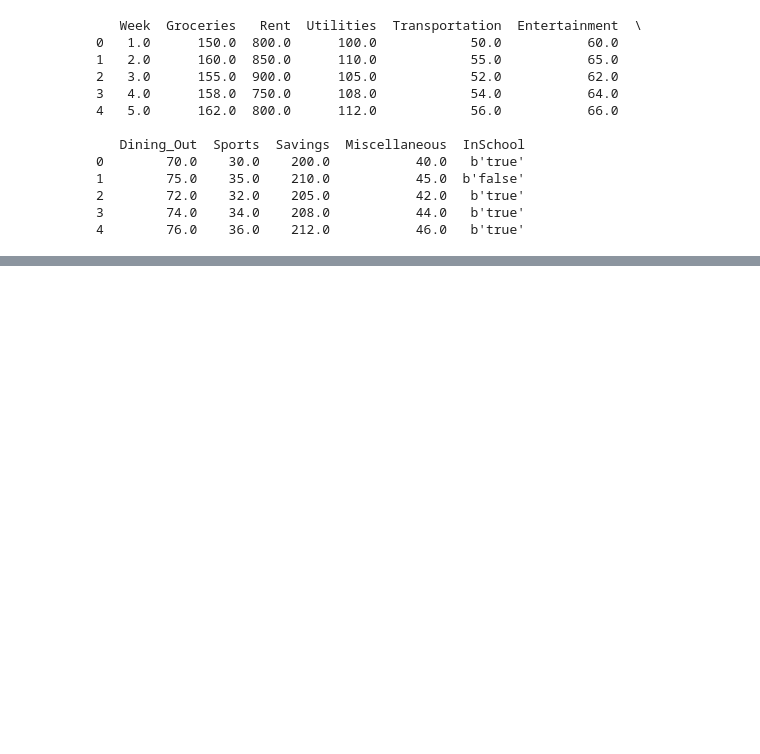
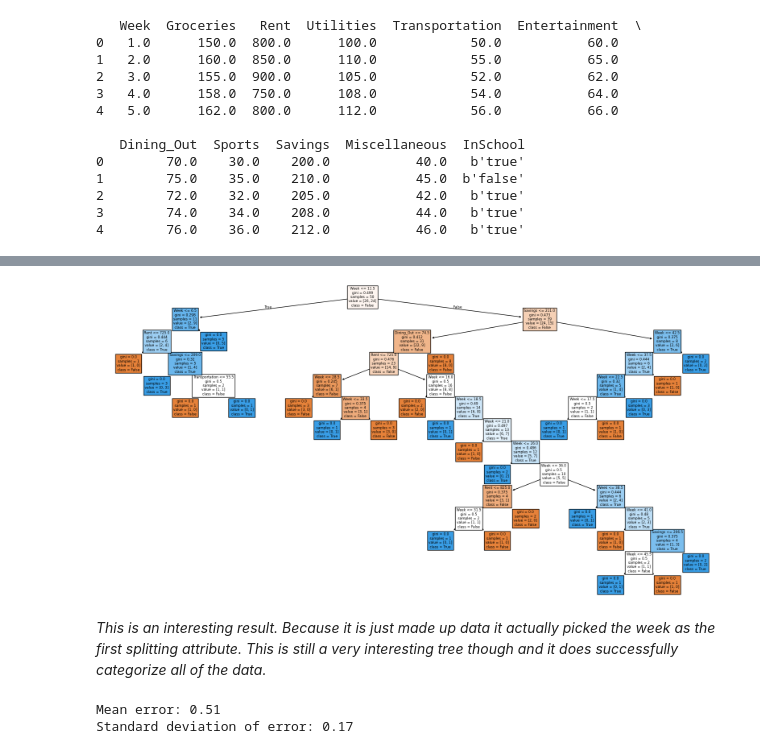
Before and after one commit to jaquiavas/DesicionTreeHW2, a Jupyter notebook: main.ipynb, the cells around one changed output, grey strips where cells are left out. Drawn from its saved outputs; the diff is of its cells as text; code cells hidden in the pictures; blank space fills up the shorter version.

Commit message:
Finished section one and imported next data set

```diff
--- a/main.ipynb
+++ b/main.ipynb
@@ -28,3 +28,8 @@ print(df.head())
 2        72.0    32.0    205.0           42.0   b'true'
 3        74.0    34.0    208.0           44.0   b'true'
 4        76.0    36.0    212.0           46.0   b'true'
+# %%
+#now we need to reformat the b'true' , b'false' to True and False
+df['InSchool'] = df['InSchool'].apply(lambda x: True if x == b'true' else False)
+
+print(df.head())
@@ -30,0 +50,45 @@ print(df.head())
+# %%
+from sklearn import tree
+
+#we shouldn't have to do anymore preprocessing for this one because I made it
+#and I know it's clean
+# Prepare the feature matrix (X) and target vector (y)
+X = df.drop('InSchool', axis=1)
+y = df['InSchool']
+
+# Initialize the Decision Tree Classifier
+clf = tree.DecisionTreeClassifier()
+
+# Fit the model
+clf.fit(X, y)
+
+# Display the tree structure
+import matplotlib.pyplot as plt
+
+plt.figure(figsize=(20,10))
+tree.plot_tree(clf, feature_names=X.columns, class_names=['False', 'True'], filled=True)
+plt.show()
+# %% [output]
+[figure, added]
+# %% [markdown]
+*This is an interesting result. Because it is just made up data it actually picked the week as the first splitting attribute. This is still a very interesting tree though and it does successfully categorize all of the data.*
+# %%
+from sklearn.model_selection import KFold, cross_val_score
+import numpy as np
+
+kf = KFold(n_splits=10, shuffle=True, random_state=42)
+
+errors = []
+
+for i in range(10):
+    scores = cross_val_score(clf, X, y, cv=kf, scoring='accuracy')
+    errors.append(1 - scores)
+
+mean_error = np.mean(errors)
+std_error = np.std(errors)
+
+print(f'Mean error: {mean_error:.2f}')
+print(f'Standard deviation of error: {std_error:.2f}')
+# %% [output]
+Mean error: 0.51
+Standard deviation of error: 0.17
```
Also changed, not shown: parts of 2 cells of this notebook, 1 other file.
